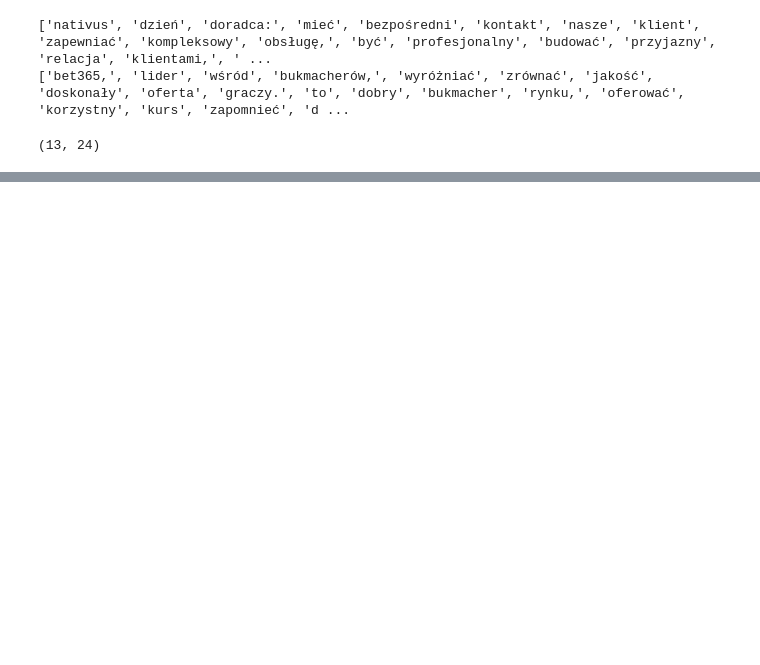
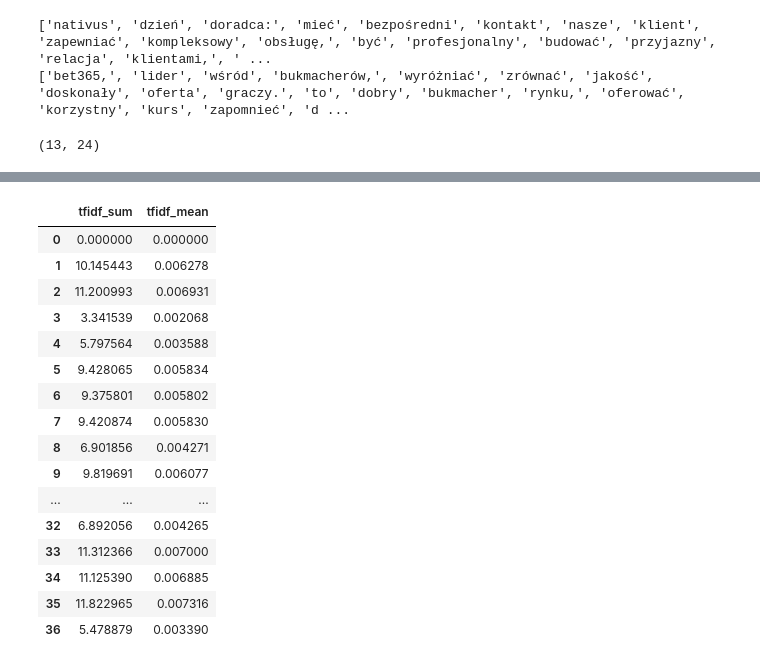
Before and after one commit to wojciechkosiuk/mISIe-SupervisionHack2023, a Jupyter notebook: bag_of_words.ipynb, the cells around one changed output, grey strips where cells are left out. Cells and saved outputs as stored; diff of their text form; code cells hidden in the pictures; blank space fills up the shorter version.

```diff
--- a/bag_of_words.ipynb
+++ b/bag_of_words.ipynb
@@ -32,7 +34,7 @@ def preprocess_text(filepath, stopwords, stemmer, posting_delimiter='********'):
     return opisy_po_stemmingu
 
 
-def create_tfidf(opisy_ofert, etykiety):
+def create_tfidf_frame(opisy_ofert, etykiety):
 
     vectorizer = TfidfVectorizer()
     cechy_tfidf = vectorizer.fit_transform(opisy_ofert)
@@ -45,6 +47,28 @@ def create_tfidf(opisy_ofert, etykiety):
 
     # Wyświetlanie ramki danych
     return cechy_df
+
+
+def create_tfidf_columns(df_tfidf):
+    tfidf_cols = pd.DataFrame([df_tfidf.iloc[:,:-1].sum(axis=1), df_tfidf.iloc[:,:-1].mean(axis=1)]).T
+    tfidf_cols.columns=['tfidf_sum', 'tfidf_mean']
+    return tfidf_cols
+
+def create_emotions_columns(opisy_ofert, grouped_emotions):
+    # Tworzenie wektora cech
+    vectorizer = CountVectorizer()
+    cechy = vectorizer.fit_transform(opisy_ofert)
+
+    # Konwersja wektora cech do ramki danych
+    df_emotions = pd.DataFrame(cechy.toarray(), columns=vectorizer.get_feature_names_out())
+
+    for column in  list(df_emotions.columns):
+        if column in list(grouped_emotions.index):
+            df_emotions[column] *= grouped_emotions.loc[column,'emotions']
+
+    emotion_cols = pd.DataFrame([df_emotions.sum(axis=1), df_emotions.mean(axis=1)]).T
+    emotion_cols.columns=['emotions_sum', 'emotions_mean']
+    return emotion_cols
 # %%
 with open('data\stop_words_polish.txt', encoding="utf-8") as f:
     stopwords = f.readlines()
@@ -121,0 +112,21 @@ create_tfidf(opisy_ofert, etykiety)
+# %%
+tfidf_cols = create_tfidf_columns(df_tfidf)
+tfidf_cols
+# %% [output]
+|  | tfidf_sum | tfidf_mean |
+| 0 | 0.000000 | 0.000000 |
+| 1 | 10.145443 | 0.006278 |
+| 2 | 11.200993 | 0.006931 |
+| 3 | 3.341539 | 0.002068 |
+| 4 | 5.797564 | 0.003588 |
+| 5 | 9.428065 | 0.005834 |
+| 6 | 9.375801 | 0.005802 |
+| 7 | 9.420874 | 0.005830 |
+| 8 | 6.901856 | 0.004271 |
+| 9 | 9.819691 | 0.006077 |
+| ... | ... | ... |
+| 32 | 6.892056 | 0.004265 |
+| 33 | 11.312366 | 0.007000 |
+| 34 | 11.125390 | 0.006885 |
+| 35 | 11.822965 | 0.007316 |
+| 36 | 5.478879 | 0.003390 |
```
Also changed, not shown: parts of 7 cells of this notebook, 1 other file.
